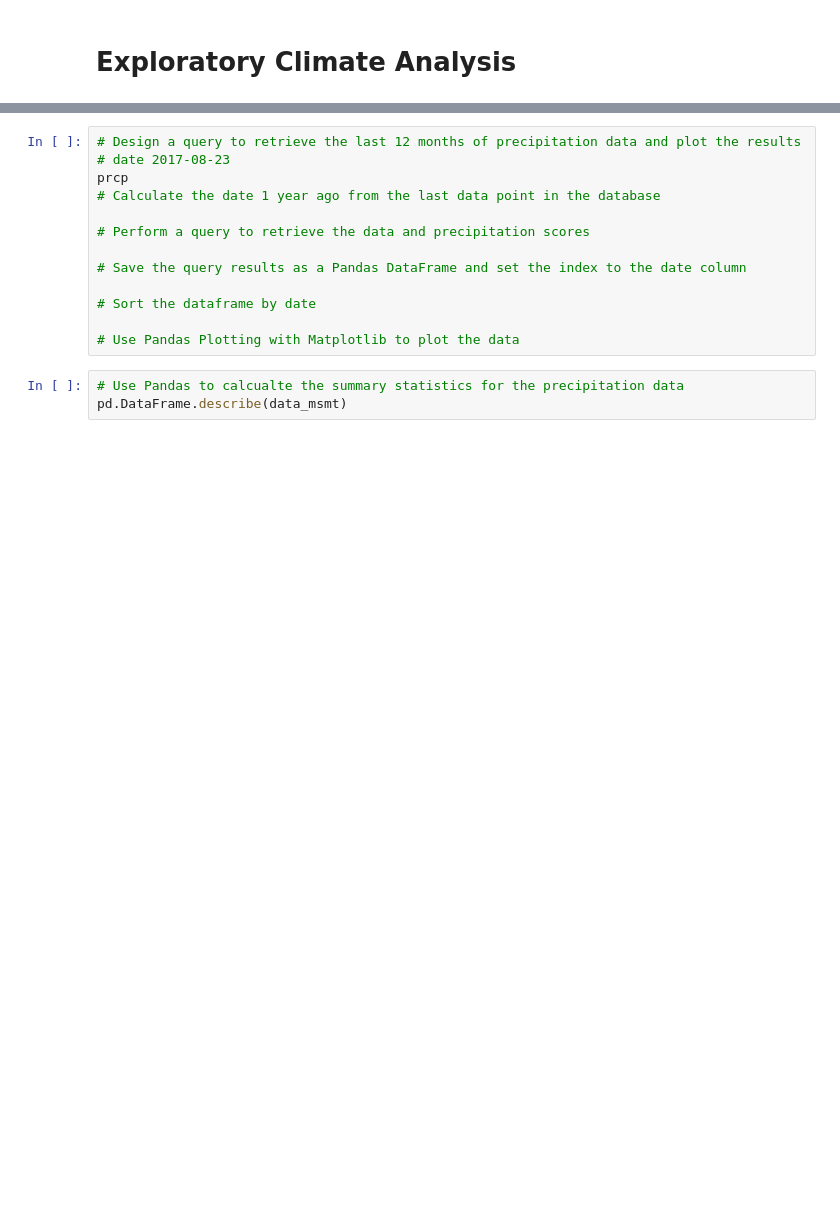
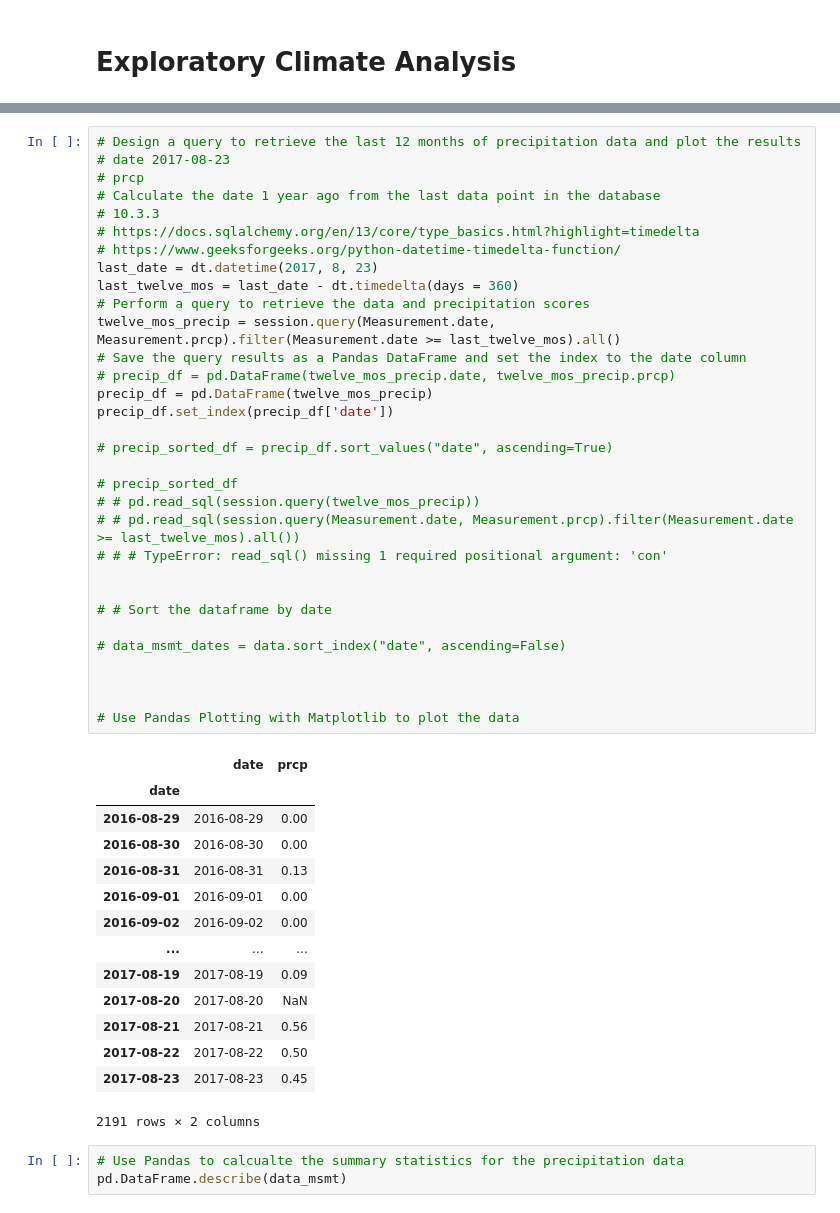
Before and after one commit to motofi/sqlalchemy-challenge, a Jupyter notebook: climate_starter.ipynb, the cells around one changed output, grey strips where cells are left out. Drawn from its saved outputs; the diff is of its cells as text; blank space fills up the shorter version.

Commit message:
Refining 12 months of precipitation dataframe

```diff
--- a/climate_starter.ipynb
+++ b/climate_starter.ipynb
@@ -170,16 +170,50 @@ data_msmt_dates.head()
 # %%
 # Design a query to retrieve the last 12 months of precipitation data and plot the results
 # date 2017-08-23
-prcp
+# prcp
 # Calculate the date 1 year ago from the last data point in the database
+# 10.3.3
+# https://docs.sqlalchemy.org/en/13/core/type_basics.html?highlight=timedelta
+# https://www.geeksforgeeks.org/python-datetime-timedelta-function/
+last_date = dt.datetime(2017, 8, 23)
+last_twelve_mos = last_date - dt.timedelta(days = 360)
+# Perform a query to retrieve the data and precipitation scores
+twelve_mos_precip = session.query(Measurement.date, Measurement.prcp).filter(Measurement.date >= last_twelve_mos).all()
+# Save the query results as a Pandas DataFrame and set the index to the date column
+# precip_df = pd.DataFrame(twelve_mos_precip.date, twelve_mos_precip.prcp)
+precip_df = pd.DataFrame(twelve_mos_precip)
+precip_df.set_index(precip_df['date'])
 
-# Perform a query to retrieve the data and precipitation scores
+# precip_sorted_df = precip_df.sort_values("date", ascending=True)
 
-# Save the query results as a Pandas DataFrame and set the index to the date column
+# precip_sorted_df
+# # pd.read_sql(session.query(twelve_mos_precip))
+# # pd.read_sql(session.query(Measurement.date, Measurement.prcp).filter(Measurement.date >= last_twelve_mos).all())
+# # # TypeError: read_sql() missing 1 required positional argument: 'con'
 
-# Sort the dataframe by date
+
+# # Sort the dataframe by date
+
+# data_msmt_dates = data.sort_index("date", ascending=False)
+
+
 
 # Use Pandas Plotting with Matplotlib to plot the data
+# %% [output]
+|  | date | prcp |
+| date |  |  |
+| 2016-08-29 | 2016-08-29 | 0.00 |
+| 2016-08-30 | 2016-08-30 | 0.00 |
+| 2016-08-31 | 2016-08-31 | 0.13 |
+| 2016-09-01 | 2016-09-01 | 0.00 |
+| 2016-09-02 | 2016-09-02 | 0.00 |
+| ... | ... | ... |
+| 2017-08-19 | 2017-08-19 | 0.09 |
+| 2017-08-20 | 2017-08-20 | NaN |
+| 2017-08-21 | 2017-08-21 | 0.56 |
+| 2017-08-22 | 2017-08-22 | 0.50 |
+| 2017-08-23 | 2017-08-23 | 0.45 |
+2191 rows × 2 columns
 # %%
 # Use Pandas to calcualte the summary statistics for the precipitation data
 pd.DataFrame.describe(data_msmt)
```
Also changed, not shown: parts of 4 cells of this notebook.
